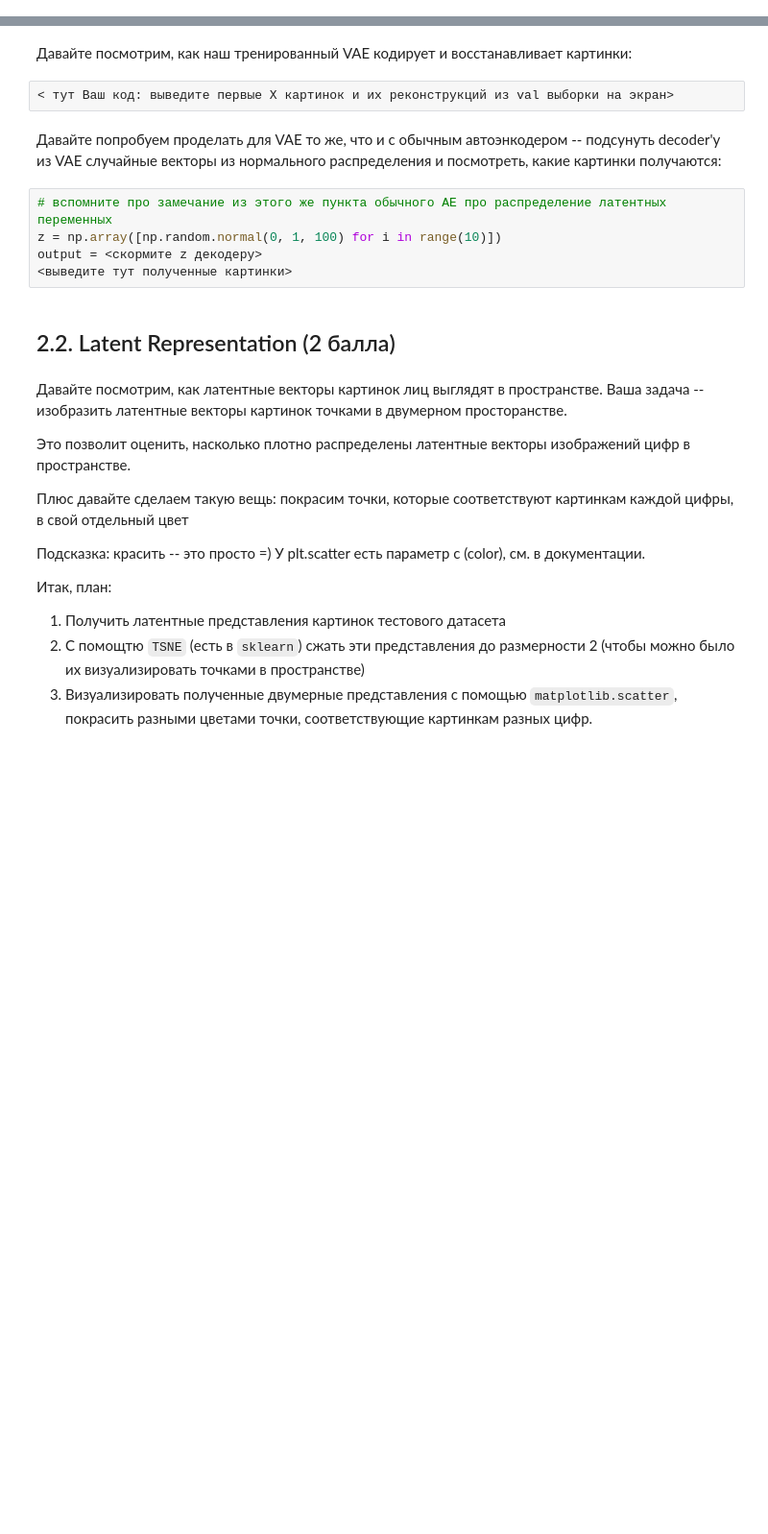
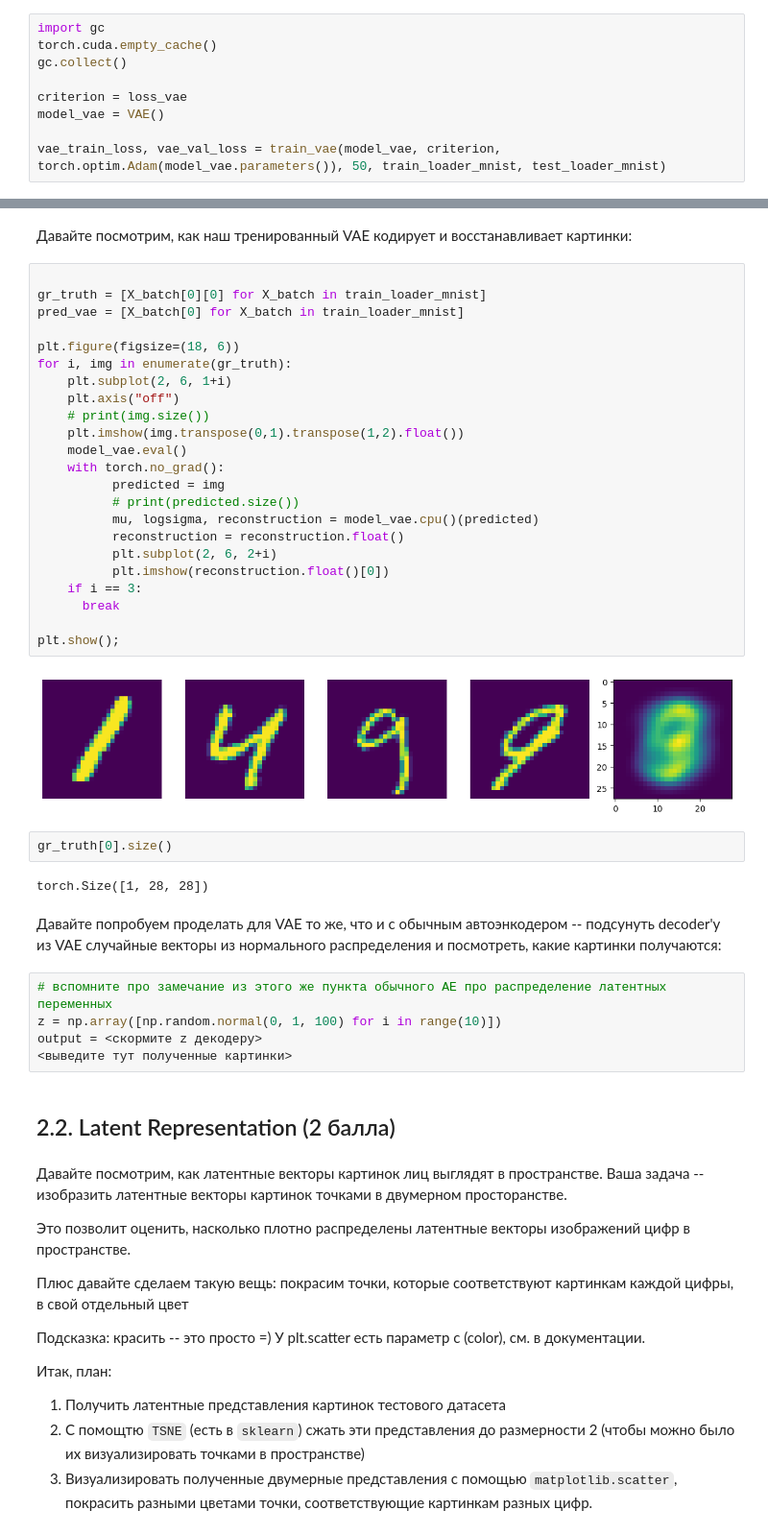
Before and after one commit to Summit2/ML_education, a Jupyter notebook: [hw]autoencoders.ipynb, the cells around one changed output, grey strips where cells are left out. Shown at 96% size. Drawn from its saved outputs; the diff is of its cells as text; blank space fills up the shorter version.

```diff
--- a/[hw]autoencoders.ipynb
+++ b/[hw]autoencoders.ipynb
@@ -539,0 +604,9 @@ optimizer = <Ваш любимый оптимизатор>
+# %%
+import gc
+torch.cuda.empty_cache()
+gc.collect()
+
+criterion = loss_vae
+model_vae = VAE()
+
+vae_train_loss, vae_val_loss = train_vae(model_vae, criterion, torch.optim.Adam(model_vae.parameters()), 50, train_loader_mnist, test_loader_mnist)
@@ -540,7 +649,34 @@ optimizer = <Ваш любимый оптимизатор>
 # %% [markdown]
 Давайте посмотрим, как наш тренированный VAE кодирует и восстанавливает картинки:
-# %%
-< тут Ваш код: выведите первые Х картинок и их реконструкций из val выборки на экран>
+# %%
+
+gr_truth = [X_batch[0][0] for X_batch in train_loader_mnist]
+pred_vae = [X_batch[0] for X_batch in train_loader_mnist]
+
+plt.figure(figsize=(18, 6))
+for i, img in enumerate(gr_truth):
+    plt.subplot(2, 6, 1+i)
+    plt.axis("off")
+    # print(img.size())
+    plt.imshow(img.transpose(0,1).transpose(1,2).float())
+    model_vae.eval()
+    with torch.no_grad():
+          predicted = img
+          # print(predicted.size())
+          mu, logsigma, reconstruction = model_vae.cpu()(predicted)
+          reconstruction = reconstruction.float()
+          plt.subplot(2, 6, 2+i)
+          plt.imshow(reconstruction.float()[0])
+    if i == 3:
+      break
+
+plt.show();
+# %% [output]
+[figure, added]
+# %%
+gr_truth[0].size()
+# %% [output]
+torch.Size([1, 28, 28])
 # %% [markdown]
 Давайте попробуем проделать для VAE то же, что и с обычным автоэнкодером -- подсунуть decoder'у из VAE случайные векторы из нормального распределения и посмотреть, какие картинки получаются:
 # %%
```
Also changed, not shown: parts of 18 cells of this notebook.
